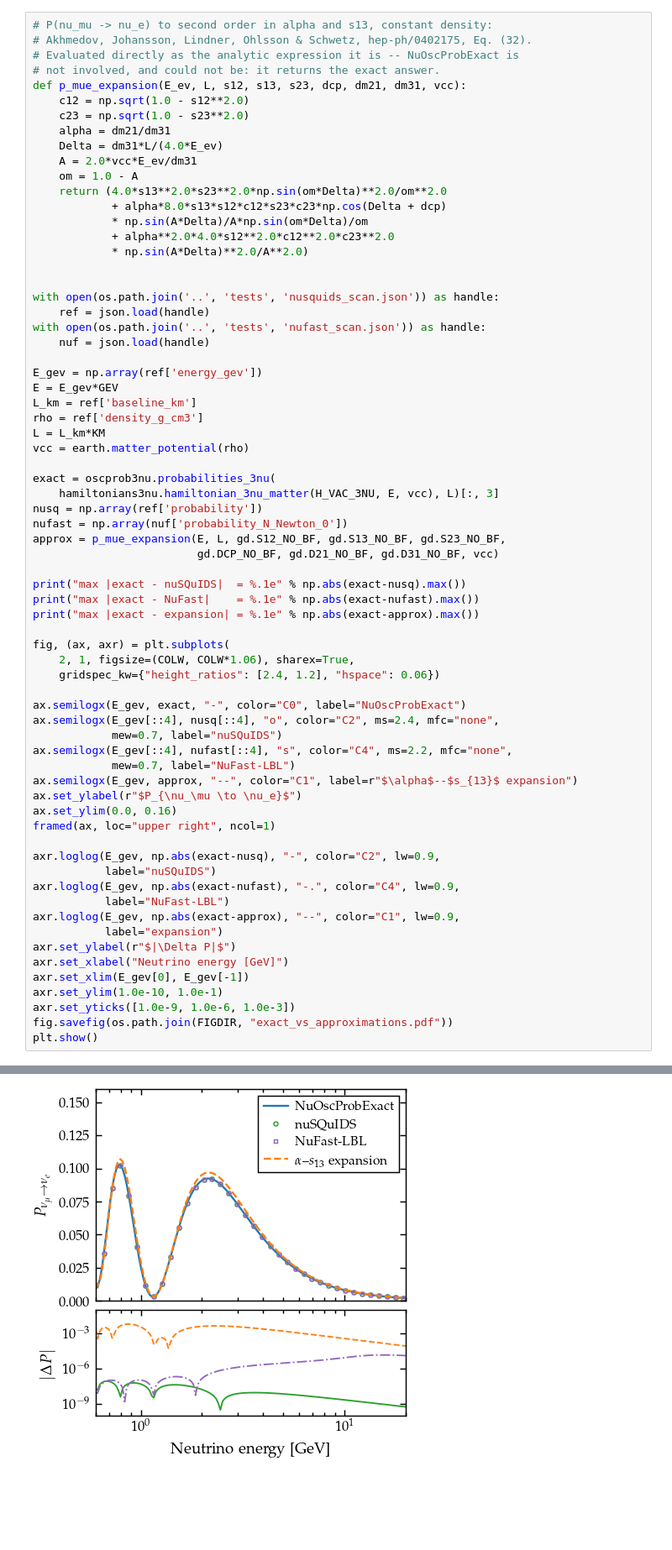
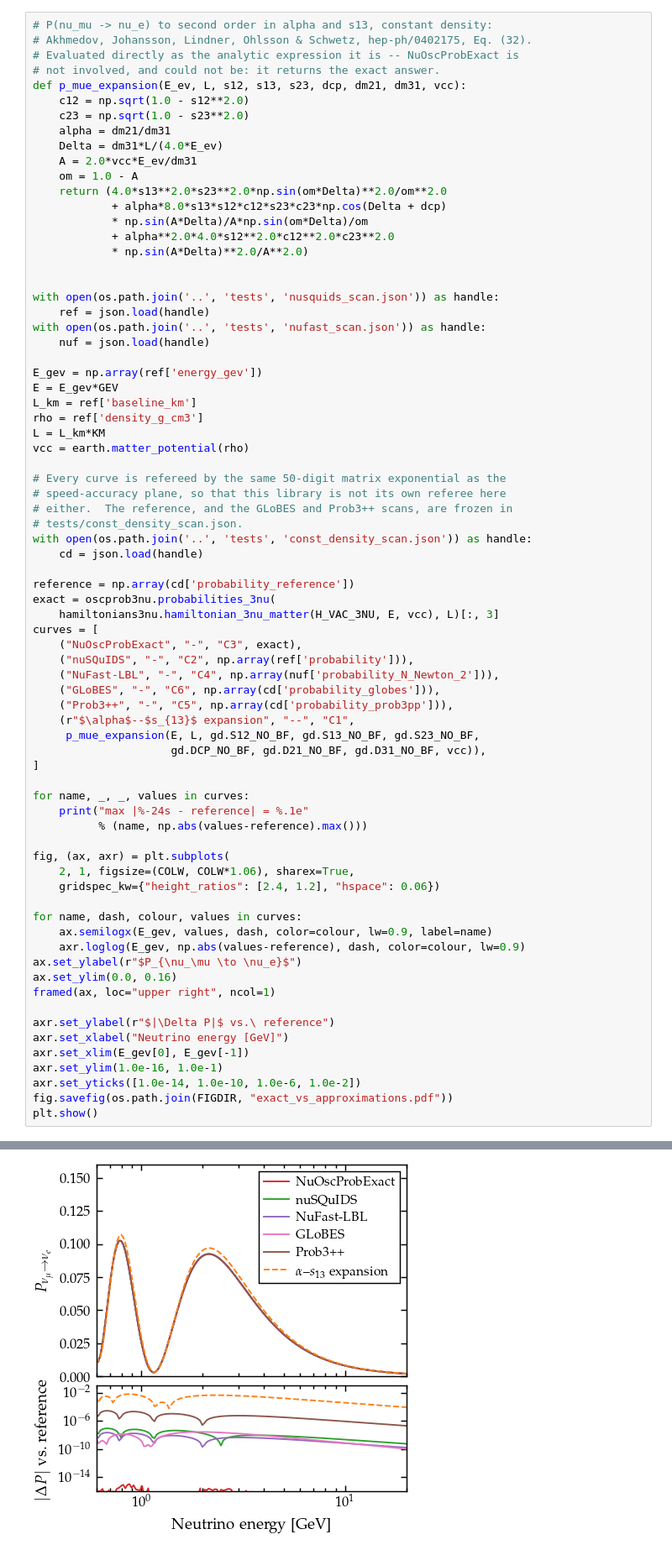
Before and after one commit to mbustama/NuOscProbExact, a Jupyter notebook: notebooks/10_paper_figures.ipynb, the cells around one changed output, grey strips where cells are left out. Shown at 84% size. Saved outputs shown, nothing was run; the diff lists cells and outputs as text; blank space fills up the shorter version.

```diff
--- a/notebooks/10_paper_figures.ipynb
+++ b/notebooks/10_paper_figures.ipynb
@@ -1126,42 +1126,47 @@ rho = ref['density_g_cm3']
 L = L_km*KM
 vcc = earth.matter_potential(rho)
 
+# Every curve is refereed by the same 50-digit matrix exponential as the
+# speed-accuracy plane, so that this library is not its own referee here
+# either.  The reference, and the GLoBES and Prob3++ scans, are frozen in
+# tests/const_density_scan.json.
+with open(os.path.join('..', 'tests', 'const_density_scan.json')) as handle:
+    cd = json.load(handle)
+
+reference = np.array(cd['probability_reference'])
 exact = oscprob3nu.probabilities_3nu(
     hamiltonians3nu.hamiltonian_3nu_matter(H_VAC_3NU, E, vcc), L)[:, 3]
-nusq = np.array(ref['probability'])
-nufast = np.array(nuf['probability_N_Newton_0'])
-approx = p_mue_expansion(E, L, gd.S12_NO_BF, gd.S13_NO_BF, gd.S23_NO_BF,
-                         gd.DCP_NO_BF, gd.D21_NO_BF, gd.D31_NO_BF, vcc)
+curves = [
+    ("NuOscProbExact", "-", "C3", exact),
+    ("nuSQuIDS", "-", "C2", np.array(ref['probability'])),
+    ("NuFast-LBL", "-", "C4", np.array(nuf['probability_N_Newton_2'])),
+    ("GLoBES", "-", "C6", np.array(cd['probability_globes'])),
+    ("Prob3++", "-", "C5", np.array(cd['probability_prob3pp'])),
+    (r"$\alpha$--$s_{13}$ expansion", "--", "C1",
+     p_mue_expansion(E, L, gd.S12_NO_BF, gd.S13_NO_BF, gd.S23_NO_BF,
+                     gd.DCP_NO_BF, gd.D21_NO_BF, gd.D31_NO_BF, vcc)),
+]
 
-print("max |exact - nuSQuIDS|  = %.1e" % np.abs(exact-nusq).max())
-print("max |exact - NuFast|    = %.1e" % np.abs(exact-nufast).max())
-print("max |exact - expansion| = %.1e" % np.abs(exact-approx).max())
+for name, _, _, values in curves:
+    print("max |%-24s - reference| = %.1e"
+          % (name, np.abs(values-reference).max()))
 
 fig, (ax, axr) = plt.subplots(
     2, 1, figsize=(COLW, COLW*1.06), sharex=True,
     gridspec_kw={"height_ratios": [2.4, 1.2], "hspace": 0.06})
 
-ax.semilogx(E_gev, exact, "-", color="C0", label="NuOscProbExact")
-ax.semilogx(E_gev[::4], nusq[::4], "o", color="C2", ms=2.4, mfc="none",
-            mew=0.7, label="nuSQuIDS")
-ax.semilogx(E_gev[::4], nufast[::4], "s", color="C4", ms=2.2, mfc="none",
-            mew=0.7, label="NuFast-LBL")
-ax.semilogx(E_gev, approx, "--", color="C1", label=r"$\alpha$--$s_{13}$ expansion")
+for name, dash, colour, values in curves:
+    ax.semilogx(E_gev, values, dash, color=colour, lw=0.9, label=name)
+    axr.loglog(E_gev, np.abs(values-reference), dash, color=colour, lw=0.9)
 ax.set_ylabel(r"$P_{\nu_\mu \to \nu_e}$")
 ax.set_ylim(0.0, 0.16)
 framed(ax, loc="upper right", ncol=1)
 
-axr.loglog(E_gev, np.abs(exact-nusq), "-", color="C2", lw=0.9,
-           label="nuSQuIDS")
-axr.loglog(E_gev, np.abs(exact-nufast), "-.", color="C4", lw=0.9,
-           label="NuFast-LBL")
-axr.loglog(E_gev, np.abs(exact-approx), "--", color="C1", lw=0.9,
-           label="expansion")
-axr.set_ylabel(r"$|\Delta P|$")
+axr.set_ylabel(r"$|\Delta P|$ vs.\ reference")
 axr.set_xlabel("Neutrino energy [GeV]")
 axr.set_xlim(E_gev[0], E_gev[-1])
-axr.set_ylim(1.0e-10, 1.0e-1)
-axr.set_yticks([1.0e-9, 1.0e-6, 1.0e-3])
+axr.set_ylim(1.0e-16, 1.0e-1)
+axr.set_yticks([1.0e-14, 1.0e-10, 1.0e-6, 1.0e-2])
 fig.savefig(os.path.join(FIGDIR, "exact_vs_approximations.pdf"))
 plt.show()
 # %% [output]
@@ -1171,4 +1179,4 @@ max |exact - expansion| = 6.6e-03
-[figure, old version]
+[figure, new version]
 # %% [markdown]
 ## Two flavors, four scenarios
 
```
Also changed, not shown: parts of 2 cells of this notebook, 9 other files.
